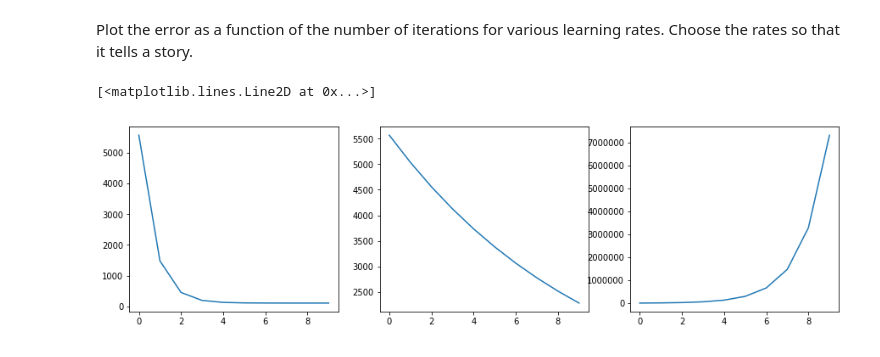
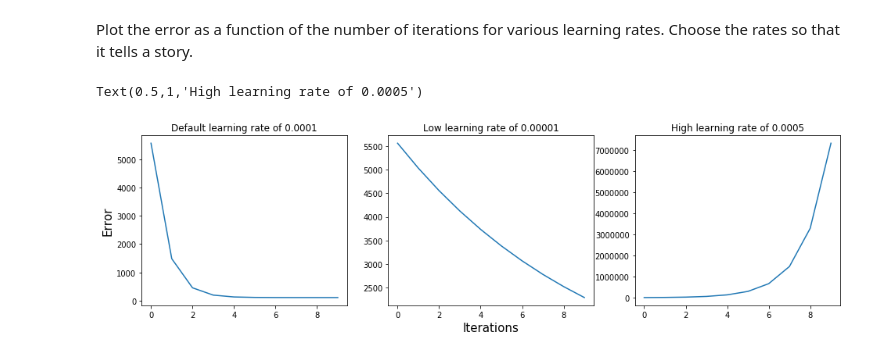
Before and after one commit to Columbia-Intro-Data-Science/python-introduction-wd-x, a Jupyter notebook: Homework 1 - Github and Pandas - Weida Xu.ipynb, the cells around one changed output. Drawn from its saved outputs; the diff is of its cells as text; code cells hidden in the pictures.

```diff
--- a/Homework 1 - Github and Pandas - Weida Xu.ipynb
+++ b/Homework 1 - Github and Pandas - Weida Xu.ipynb
@@ -477,16 +453,21 @@ for num in range(10):
     output = bmrun(num, 0.0005)
     highlr[num,0] = output[2]
 # %%
-fig = plt.figure(figsize=(15, 4))
+fig = plt.figure(figsize=(16, 4))
 
 ax1 = plt.subplot(131)
 ax1.plot(defaultlr)
+ax1.set_ylabel('Error', size = 15)
+ax1.set_title("Default learning rate of 0.0001")
 
 ax2 = plt.subplot(132)
+ax2.set_title("Low learning rate of 0.00001")
 ax2.plot(lowlr)
+ax2.set_xlabel("Iterations", size = 15)
 
 ax3 = plt.subplot(133)
 ax3.plot(highlr)
+ax3.set_title("High learning rate of 0.0005")
 # %% [output]
-[<matplotlib.lines.Line2D at 0x...>]
+Text(0.5,1,'High learning rate of 0.0005')
-[figure, old version]
+[figure, new version]
```
Also changed, not shown: parts of 36 cells of this notebook, 5 other files.
